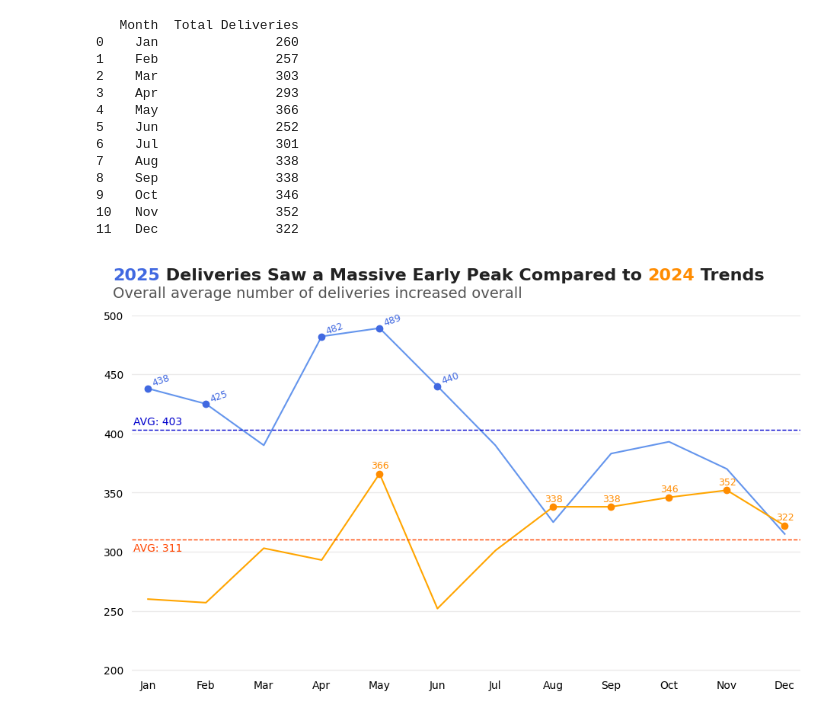
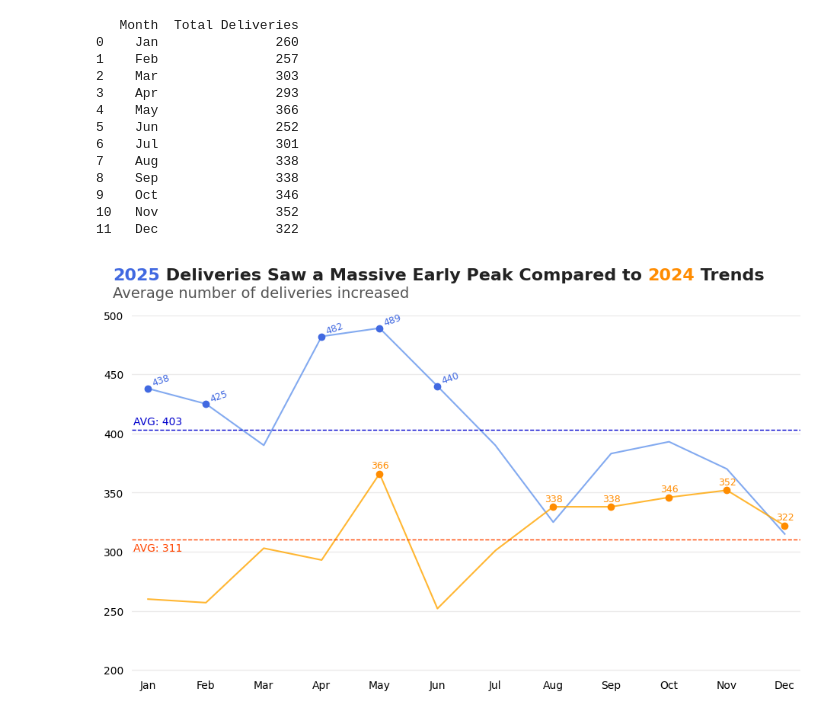
Before and after one commit to jonathonbuhler/Pantry-To-Porch, a Jupyter notebook: LeoStuff/DeliveriesPerMonth.ipynb, the cells around one changed output. Drawn from its saved outputs; the diff is of its cells as text; code cells hidden in the pictures.

```diff
--- a/LeoStuff/DeliveriesPerMonth.ipynb
+++ b/LeoStuff/DeliveriesPerMonth.ipynb
@@ -114,7 +114,7 @@ avg_delv_24 = month_deliveries_24["Total Deliveries"].sum() / 12
 # 2025
 # ax.set_title(f"2025\nAverage monthly deliveries: {avg_delv:.0f}", loc="left", fontsize=12)
 
-ax.plot("Month", "Total Deliveries", data=month_deliveries, color = "cornflowerblue", label = "2025")
+ax.plot("Month", "Total Deliveries", data=month_deliveries, color = "cornflowerblue", label = "2025", alpha = 0.8)
 for row in month_deliveries.itertuples():
     cur_month = row[1]
     cur_delv = row[2]
@@ -135,7 +135,7 @@ ax.text(-0.25, avg_delv+4, f"AVG: {avg_delv:.0f}", color = "mediumblue")
 
 # 2024
 # axs[1].set_title(f"2024\nAverage monthly deliveries: {avg_delv_24:.0f}", loc="left", fontsize=12)
-ax.plot("Month", "Total Deliveries", data=month_deliveries_24, color = "orange", label = "2024")
+ax.plot("Month", "Total Deliveries", data=month_deliveries_24, color = "orange", label = "2024", alpha = 0.8)
 for row in month_deliveries_24.itertuples():
     cur_month = row[1]
     cur_delv = row[2]
@@ -155,32 +155,32 @@ ax.text(-0.25, avg_delv_24-10, f"AVG: {avg_delv_24:.0f}", color = "orangered")
 
 
 ax.set_ylim(199, 500)
 ax.set_yticks([200, 250, 300, 350, 400, 450, 500])
 # axs[1].set_ylim(199, 500)
 # axs[1].set_yticks([200, 250, 300, 350, 400])
 
 
 # for i in range(2):
 ax.spines[["left", "top", "right", "bottom"]].set_visible(False)
 ax.tick_params("both", length = 0, labelsize = 10, pad = 8)
 ax.yaxis.grid(color="#BDBCBC", linewidth=1, alpha = 0.3)
 ax.margins(y=0, x= 0.025)
 
 
 main = "<2025> Deliveries Saw a Massive Early Peak Compared to <2024> Trends"
 fig_text(
     0.06, 0.95, main, ha="left", fontsize=16, color="#222222", weight="bold",
     highlight_textprops=[
         {"color": "royalblue"},
         {"color": "darkorange"}
         ]
     )
 
-sub = "Overall average number of deliveries increased overall"
+sub = "Average number of deliveries increased"
 fig_text(0.06, 0.91, sub, ha="left", fontsize=14, color="#555555")
 
 plt.tight_layout(rect=[0, 0, 1, 0.95])
 
 plt.show()
 # %% [output]
-[figure, old version]
+[figure, new version]
```
Also changed, not shown: 1 other file.
